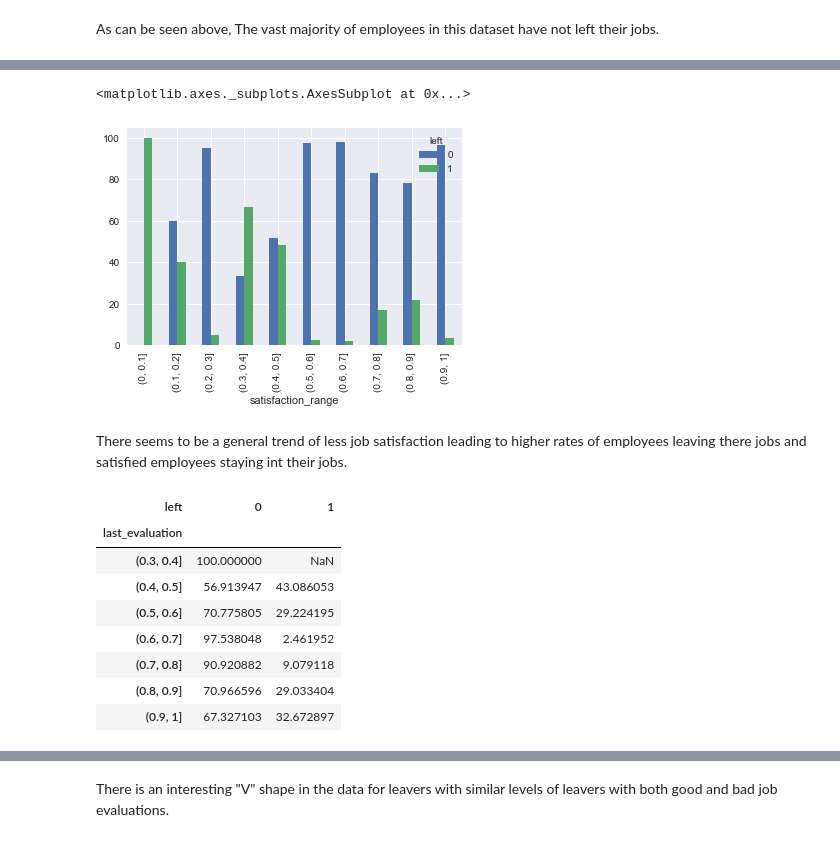
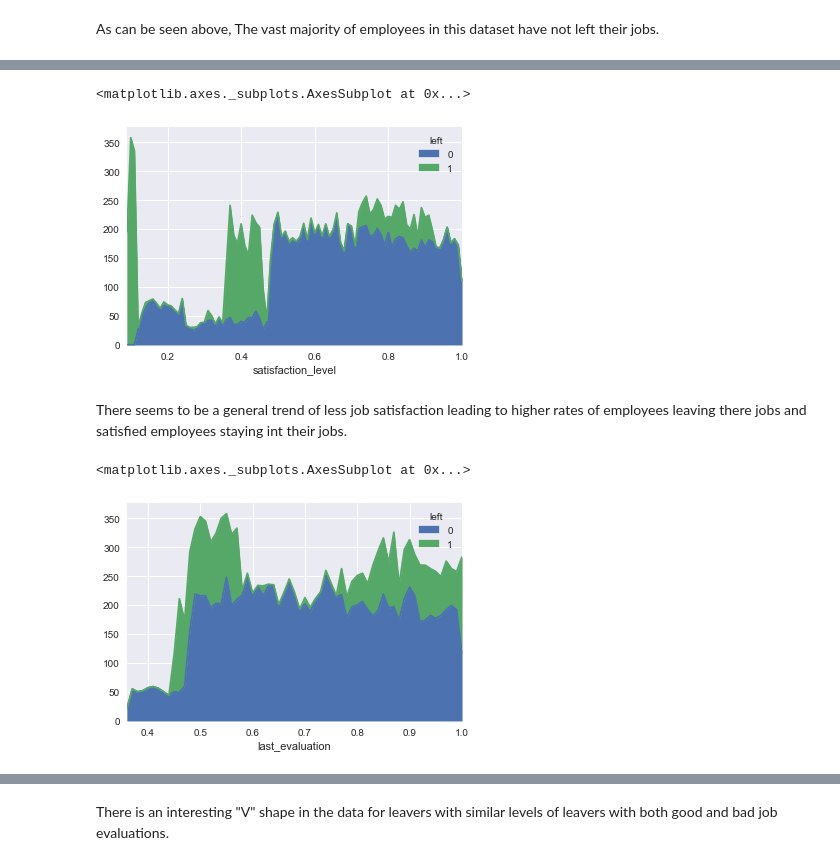
Before and after one commit to Sandy4321/Human-Resources-Analytics-7, a Jupyter notebook: Untitled.ipynb, the cells around one changed output, grey strips where cells are left out. Cells and saved outputs as stored; diff of their text form; code cells hidden in the pictures.

Commit message:
Updated Files
Updated the notebook, adding first run on data with untuned classifiers and cleaning up some previous code.  Changed three charts from bar to area charts.

```diff
--- a/Untitled.ipynb
+++ b/Untitled.ipynb
@@ -26,8 +26,8 @@ import pandas as pd
 import matplotlib.pyplot as plt
 import seaborn as sns
 
-humanResource_df = pd.read_csv('/home/matthew/Desktop/Data_Analysis_Projects/Human-Resources-Analytics/HR_comma_sep.csv')
+hr_df = pd.read_csv('/home/matthew/Desktop/Data_Analysis_Projects/Human-Resources-Analytics/HR_comma_sep.csv')
 
-humanResource_df.head(10)
+hr_df.head(10)
 # %% [output]
 Populating the interactive namespace from numpy and matplotlib
@@ -123,23 +103,16 @@ leftSatisfaction
-# %%
-leftSatisfaction.plot(kind='bar')
-# %% [output]
-<matplotlib.axes._subplots.AxesSubplot at 0x...>
-[figure, removed]
+# %%
+leftSatisfaction = hr_df.groupby(['left', 'satisfaction_level'], as_index=False).size().unstack('left')
+
+leftSatisfaction.plot(kind='area')
+# %% [output]
+<matplotlib.axes._subplots.AxesSubplot at 0x...>
+[figure, added]
 # %% [markdown]
 There seems to be a general trend of less job satisfaction leading to higher rates of employees leaving there jobs and satisfied employees staying int their jobs.
 # %%
-humanResource_df['last_evaluation'] = create_bins(humanResource_df['last_evaluation'])
-leftEvaluation = humanResource_df.groupby(['left', 'last_evaluation'],
-                                             as_index=False).size().unstack('left')
-leftEvaluation = leftEvaluation.divide(leftEvaluation.sum(axis=1),axis=0)*100
-leftEvaluation
+leftEvaluation = hr_df.groupby(['left', 'last_evaluation'], as_index=False).size().unstack('left')
+
+leftEvaluation.plot(kind='area')
 # %% [output]
-| left | 0 | 1 |
-| last_evaluation |  |  |
-| (0.3, 0.4] | 100.000000 | NaN |
-| (0.4, 0.5] | 56.913947 | 43.086053 |
-| (0.5, 0.6] | 70.775805 | 29.224195 |
-| (0.6, 0.7] | 97.538048 | 2.461952 |
-| (0.7, 0.8] | 90.920882 | 9.079118 |
-| (0.8, 0.9] | 70.966596 | 29.033404 |
-| (0.9, 1] | 67.327103 | 32.672897 |
+<matplotlib.axes._subplots.AxesSubplot at 0x...>
+[figure, added]
```
Also changed, not shown: parts of 22 cells of this notebook, 2 other files.
